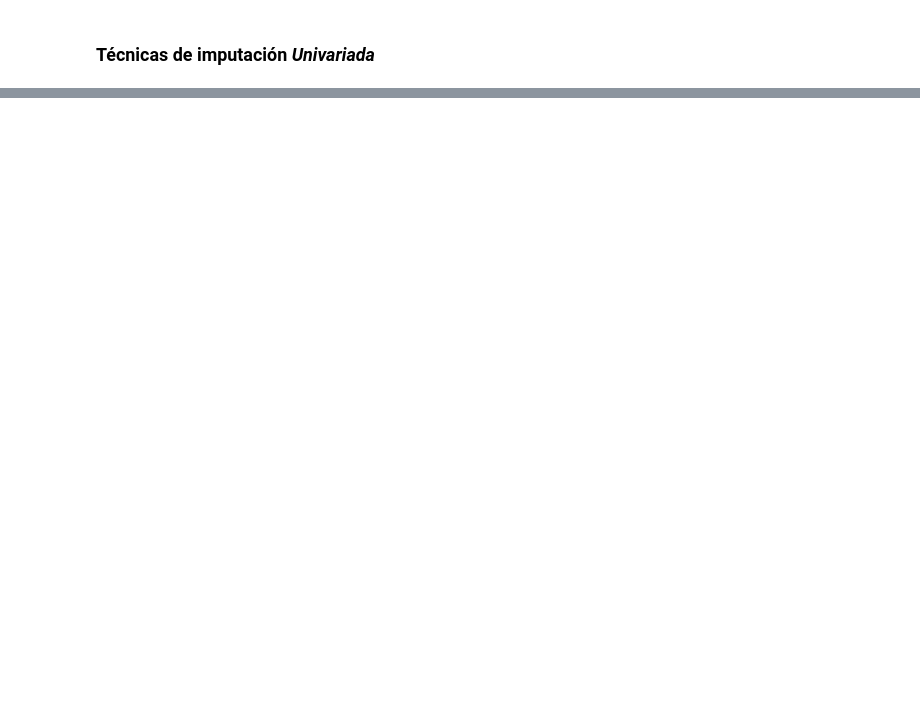
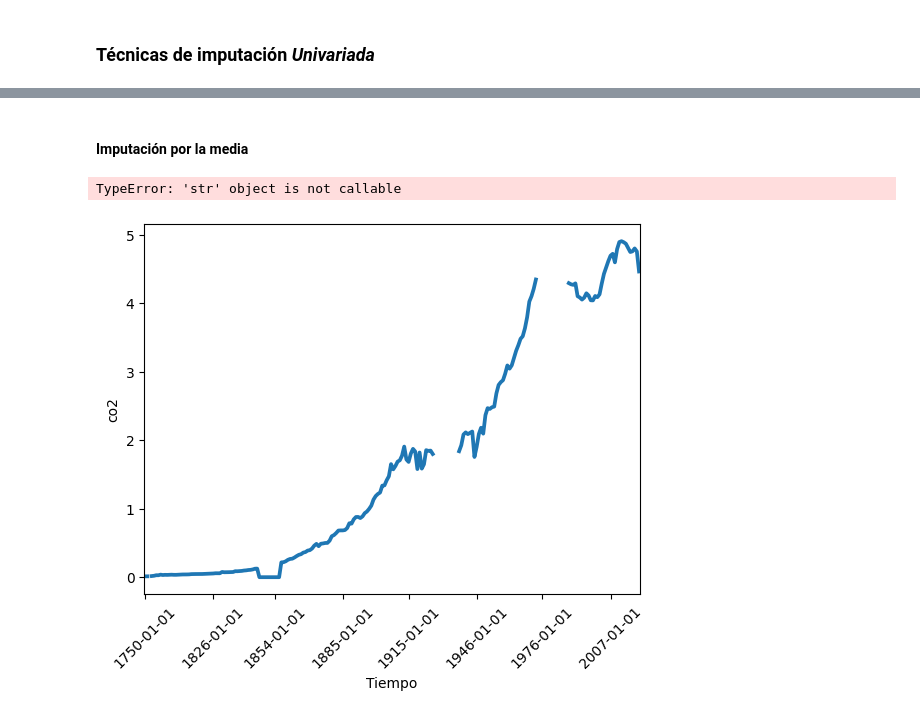
Before and after one commit to JairRamosG/Series_de_Tiempo, a Jupyter notebook: Datos_Faltantes/03_imputación_univariada.ipynb, the cells around one changed output, grey strips where cells are left out. Saved outputs shown, nothing was run; the diff lists cells and outputs as text; code cells hidden in the pictures; blank space fills up the shorter version.

```diff
--- a/Datos_Faltantes/03_imputación_univariada.ipynb
+++ b/Datos_Faltantes/03_imputación_univariada.ipynb
@@ -29,6 +29,6 @@ def graficar_serie(df, obs = '', titulo=''):
 
     plt.xticks(rotation = 45)
 
-    plt.xlabel('Tiempo')
-    plt.ylabel(obs)
-    plt.title = titulo
+    ax.set_xlabel('Tiempo')
+    ax.set_ylabel(obs)
+    ax.set_title(titulo)
@@ -55,0 +41,11 @@ graficar_serie(df, obs = 'Valores')
+# %% [markdown]
+#### Imputación por la media
+# %%
+co2 = pd.read_csv('datos/co2_faltantes.csv',
+                    parse_dates = ['año'],
+                    index_col = 'año')
+
+graficar_serie(co2, obs = 'co2', titulo = 'C02')
+# %% [output]
+TypeError: 'str' object is not callable
+[figure, added]
```
Also changed, not shown: parts of 5 cells of this notebook.
